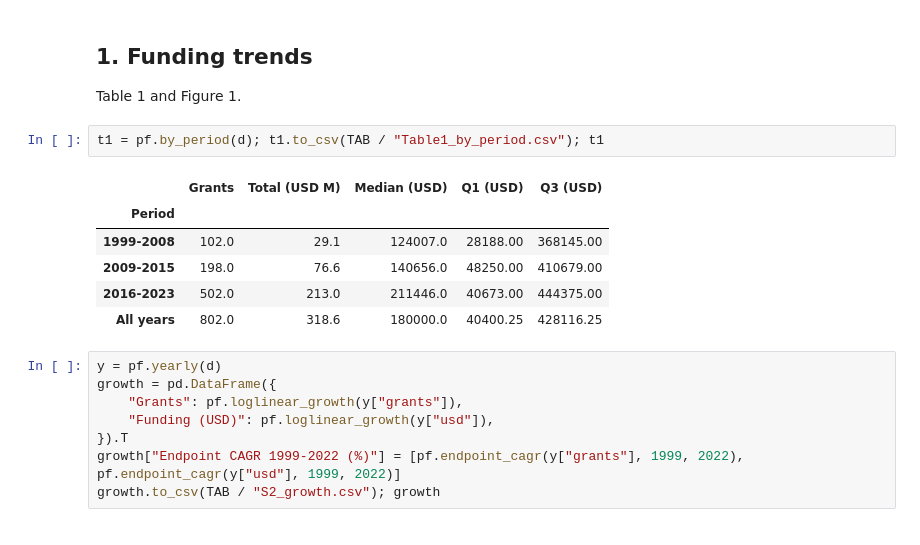
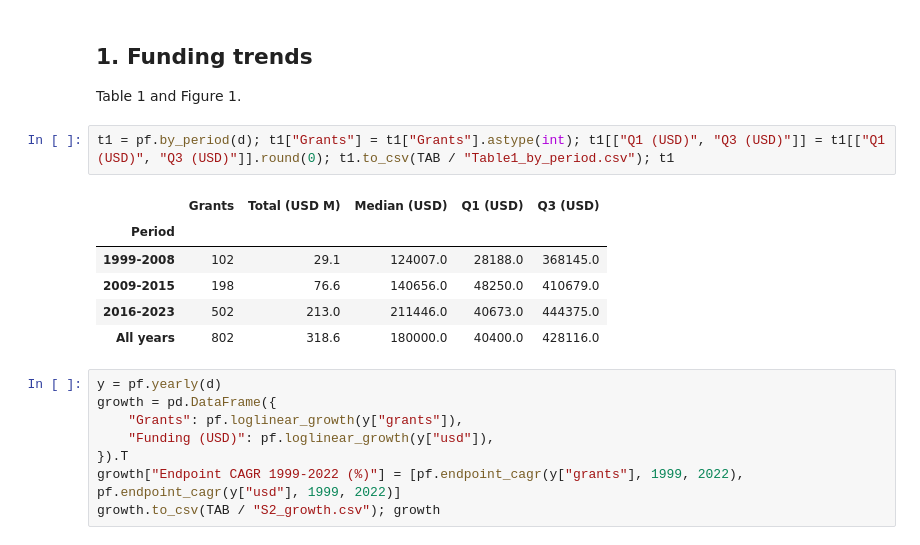
Before and after one commit to descartesmbogning/phage-therapy-funding, a Jupyter notebook: notebooks/03_main_analysis.ipynb, the cells around one changed output. Drawn from its saved outputs; the diff is of its cells as text.

```diff
--- a/notebooks/03_main_analysis.ipynb
+++ b/notebooks/03_main_analysis.ipynb
@@ -71,14 +71,14 @@ s1 = pf.missingness(d, cols); s1.to_csv(TAB / "S1_missingness.csv"); s1
 
 Table 1 and Figure 1.
 # %%
-t1 = pf.by_period(d); t1.to_csv(TAB / "Table1_by_period.csv"); t1
+t1 = pf.by_period(d); t1["Grants"] = t1["Grants"].astype(int); t1[["Q1 (USD)", "Q3 (USD)"]] = t1[["Q1 (USD)", "Q3 (USD)"]].round(0); t1.to_csv(TAB / "Table1_by_period.csv"); t1
 # %% [output]
 |  | Grants | Total (USD M) | Median (USD) | Q1 (USD) | Q3 (USD) |
 | Period |  |  |  |  |  |
-| 1999-2008 | 102.0 | 29.1 | 124007.0 | 28188.00 | 368145.00 |
-| 2009-2015 | 198.0 | 76.6 | 140656.0 | 48250.00 | 410679.00 |
-| 2016-2023 | 502.0 | 213.0 | 211446.0 | 40673.00 | 444375.00 |
-| All years | 802.0 | 318.6 | 180000.0 | 40400.25 | 428116.25 |
+| 1999-2008 | 102 | 29.1 | 124007.0 | 28188.0 | 368145.0 |
+| 2009-2015 | 198 | 76.6 | 140656.0 | 48250.0 | 410679.0 |
+| 2016-2023 | 502 | 213.0 | 211446.0 | 40673.0 | 444375.0 |
+| All years | 802 | 318.6 | 180000.0 | 40400.0 | 428116.0 |
 # %%
 y = pf.yearly(d)
 growth = pd.DataFrame({
```
Also changed, not shown: parts of 7 cells of this notebook, 40 other files.
